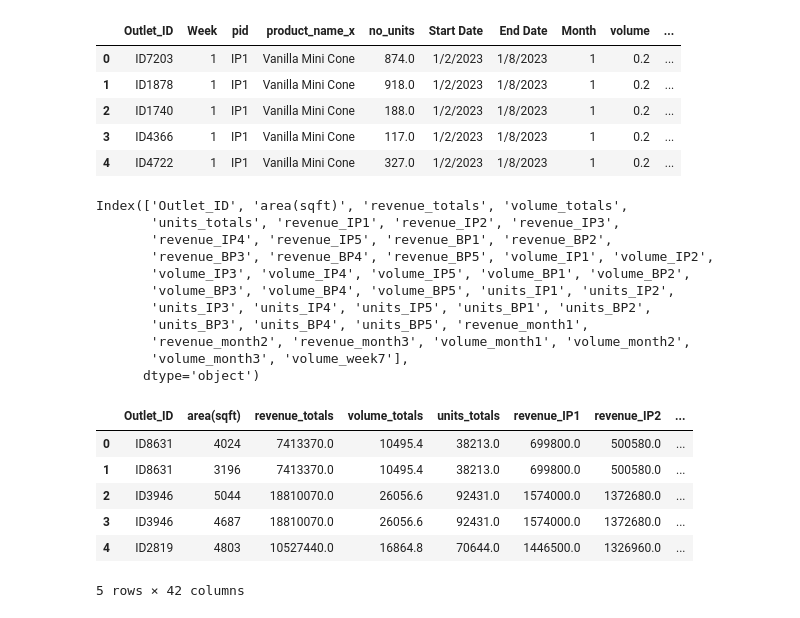
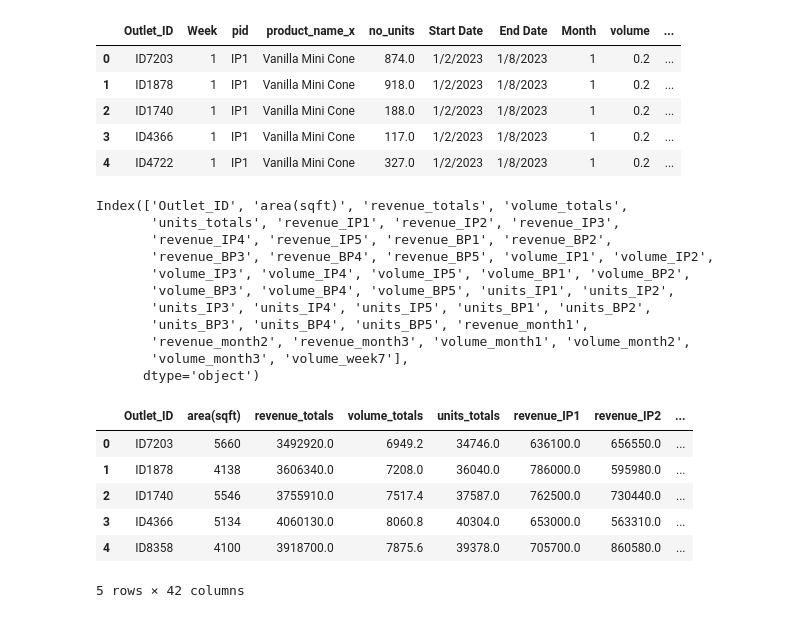
Before and after one commit to RadCod3/DataStorm-4.0-BrainLeftException-SemiFinals, a Jupyter notebook: donra.ipynb, the cells around one changed output. Saved outputs shown, nothing was run; the diff lists cells and outputs as text; code cells hidden in the pictures.

```diff
--- a/donra.ipynb
+++ b/donra.ipynb
@@ -38,7 +43,7 @@ revenue_totals = (
     .sum()
     .reset_index(name="revenue_totals")
 )
-outlet_stats_df = pd.merge(outlet_stats_df, revenue_totals, on="Outlet_ID")
+outlet_stats_df = pd.merge(outlet_stats_df, revenue_totals, on="Outlet_ID", how="left")
 
 # total volume
 volume_totals = (
@@ -46,7 +51,7 @@ volume_totals = (
     .sum()
     .reset_index(name="volume_totals")
 )
-outlet_stats_df = pd.merge(outlet_stats_df, volume_totals, on="Outlet_ID")
+outlet_stats_df = pd.merge(outlet_stats_df, volume_totals, on="Outlet_ID", how="left")
 
 # total units
 units_totals = (
@@ -54,7 +59,7 @@ units_totals = (
     .sum()
     .reset_index(name="units_totals")
 )
-outlet_stats_df = pd.merge(outlet_stats_df, units_totals, on="Outlet_ID")
+outlet_stats_df = pd.merge(outlet_stats_df, units_totals, on="Outlet_ID", how="left")
 
 # revenue by product
 for pid in product_df["pid"].unique():
@@ -64,7 +69,7 @@ for pid in product_df["pid"].unique():
         .sum()
         .reset_index(name="revenue_" + str(pid))
     )
-    outlet_stats_df = pd.merge(outlet_stats_df, pid_df, on="Outlet_ID")
+    outlet_stats_df = pd.merge(outlet_stats_df, pid_df, on="Outlet_ID", how="left")
 
 # volume by product
 for pid in product_df["pid"].unique():
@@ -74,7 +79,7 @@ for pid in product_df["pid"].unique():
         .sum()
         .reset_index(name="volume_" + str(pid))
     )
-    outlet_stats_df = pd.merge(outlet_stats_df, pid_df, on="Outlet_ID")
+    outlet_stats_df = pd.merge(outlet_stats_df, pid_df, on="Outlet_ID", how="left")
 
 # units by product
 for pid in product_df["pid"].unique():
@@ -84,7 +89,7 @@ for pid in product_df["pid"].unique():
         .sum()
         .reset_index(name="units_" + str(pid))
     )
-    outlet_stats_df = pd.merge(outlet_stats_df, pid_df, on="Outlet_ID")
+    outlet_stats_df = pd.merge(outlet_stats_df, pid_df, on="Outlet_ID", how="left")
 
 # revenue by month
 for month in week_df["Month"].unique():
@@ -94,7 +99,7 @@ for month in week_df["Month"].unique():
         .sum()
         .reset_index(name="revenue_month" + str(month))
     )
-    outlet_stats_df = pd.merge(outlet_stats_df, month_df, on="Outlet_ID")
+    outlet_stats_df = pd.merge(outlet_stats_df, month_df, on="Outlet_ID", how="left")
 
 # volume by month
 for month in week_df["Month"].unique():
@@ -104,40 +109,46 @@ for month in week_df["Month"].unique():
         .sum()
         .reset_index(name="volume_month" + str(month))
     )
-    outlet_stats_df = pd.merge(outlet_stats_df, month_df, on="Outlet_ID")
+    outlet_stats_df = pd.merge(outlet_stats_df, month_df, on="Outlet_ID", how="left")
 
 # volume in week 7
 week7_df = sales_level_combined_df[sales_level_combined_df["Week"] == 7]
 week7_df = (
     week7_df.groupby("Outlet_ID")["sales_volume"]
     .sum()
     .reset_index(name="volume_week7")
 )
-outlet_stats_df = pd.merge(outlet_stats_df, week7_df, on="Outlet_ID")
+outlet_stats_df = pd.merge(outlet_stats_df, week7_df, on="Outlet_ID", how="left")
 
 # median weekly sales volume per outlet
 # TODO
 
+# list nan counts
+print(outlet_stats_df.isna().sum())
+
+# fill nan with 0
+outlet_stats_df = outlet_stats_df.fillna(0)
+
 print(outlet_stats_df.columns)
 outlet_stats_df.head()
 # %% [output]
 Index(['Outlet_ID', 'area(sqft)', 'revenue_totals', 'volume_totals',
        'units_totals', 'revenue_IP1', 'revenue_IP2', 'revenue_IP3',
        'revenue_IP4', 'revenue_IP5', 'revenue_BP1', 'revenue_BP2',
        'revenue_BP3', 'revenue_BP4', 'revenue_BP5', 'volume_IP1', 'volume_IP2',
        'volume_IP3', 'volume_IP4', 'volume_IP5', 'volume_BP1', 'volume_BP2',
        'volume_BP3', 'volume_BP4', 'volume_BP5', 'units_IP1', 'units_IP2',
        'units_IP3', 'units_IP4', 'units_IP5', 'units_BP1', 'units_BP2',
        'units_BP3', 'units_BP4', 'units_BP5', 'revenue_month1',
        'revenue_month2', 'revenue_month3', 'volume_month1', 'volume_month2',
        'volume_month3', 'volume_week7'],
       dtype='object')
 |  | Outlet_ID | area(sqft) | revenue_totals | volume_totals | units_totals | revenue_IP1 | revenue_IP2 | ... |
-| 0 | ID8631 | 4024 | 7413370.0 | 10495.4 | 38213.0 | 699800.0 | 500580.0 | ... |
-| 1 | ID8631 | 3196 | 7413370.0 | 10495.4 | 38213.0 | 699800.0 | 500580.0 | ... |
-| 2 | ID3946 | 5044 | 18810070.0 | 26056.6 | 92431.0 | 1574000.0 | 1372680.0 | ... |
-| 3 | ID3946 | 4687 | 18810070.0 | 26056.6 | 92431.0 | 1574000.0 | 1372680.0 | ... |
-| 4 | ID2819 | 4803 | 10527440.0 | 16864.8 | 70644.0 | 1446500.0 | 1326960.0 | ... |
+| 0 | ID7203 | 5660 | 3492920.0 | 6949.2 | 34746.0 | 636100.0 | 656550.0 | ... |
+| 1 | ID1878 | 4138 | 3606340.0 | 7208.0 | 36040.0 | 786000.0 | 595980.0 | ... |
+| 2 | ID1740 | 5546 | 3755910.0 | 7517.4 | 37587.0 | 762500.0 | 730440.0 | ... |
+| 3 | ID4366 | 5134 | 4060130.0 | 8060.8 | 40304.0 | 653000.0 | 563310.0 | ... |
+| 4 | ID8358 | 4100 | 3918700.0 | 7875.6 | 39378.0 | 705700.0 | 860580.0 | ... |
 5 rows × 42 columns
 # %%
 # revenue by outlet
```
Also changed, not shown: parts of 16 cells of this notebook, 6 other files.
